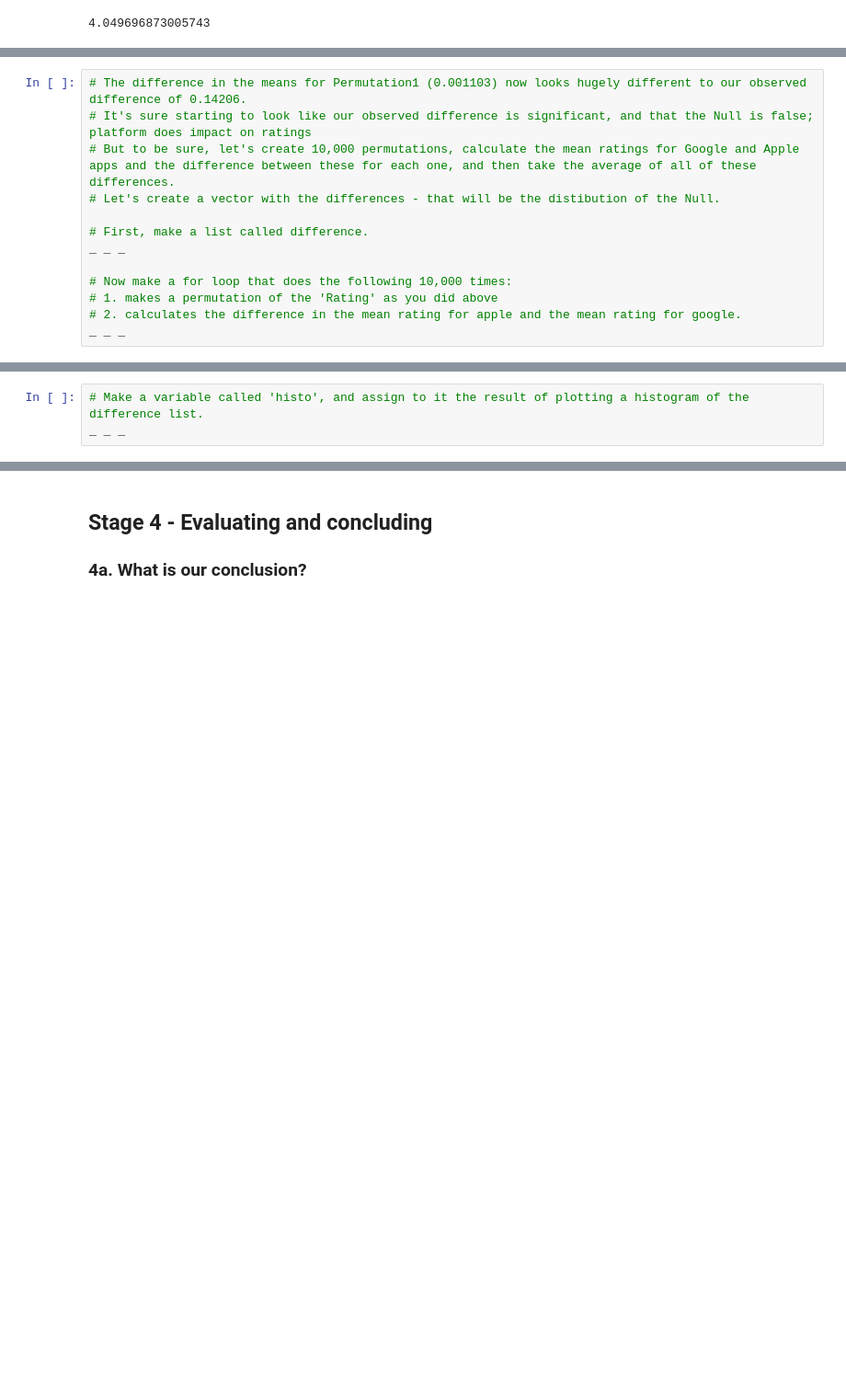
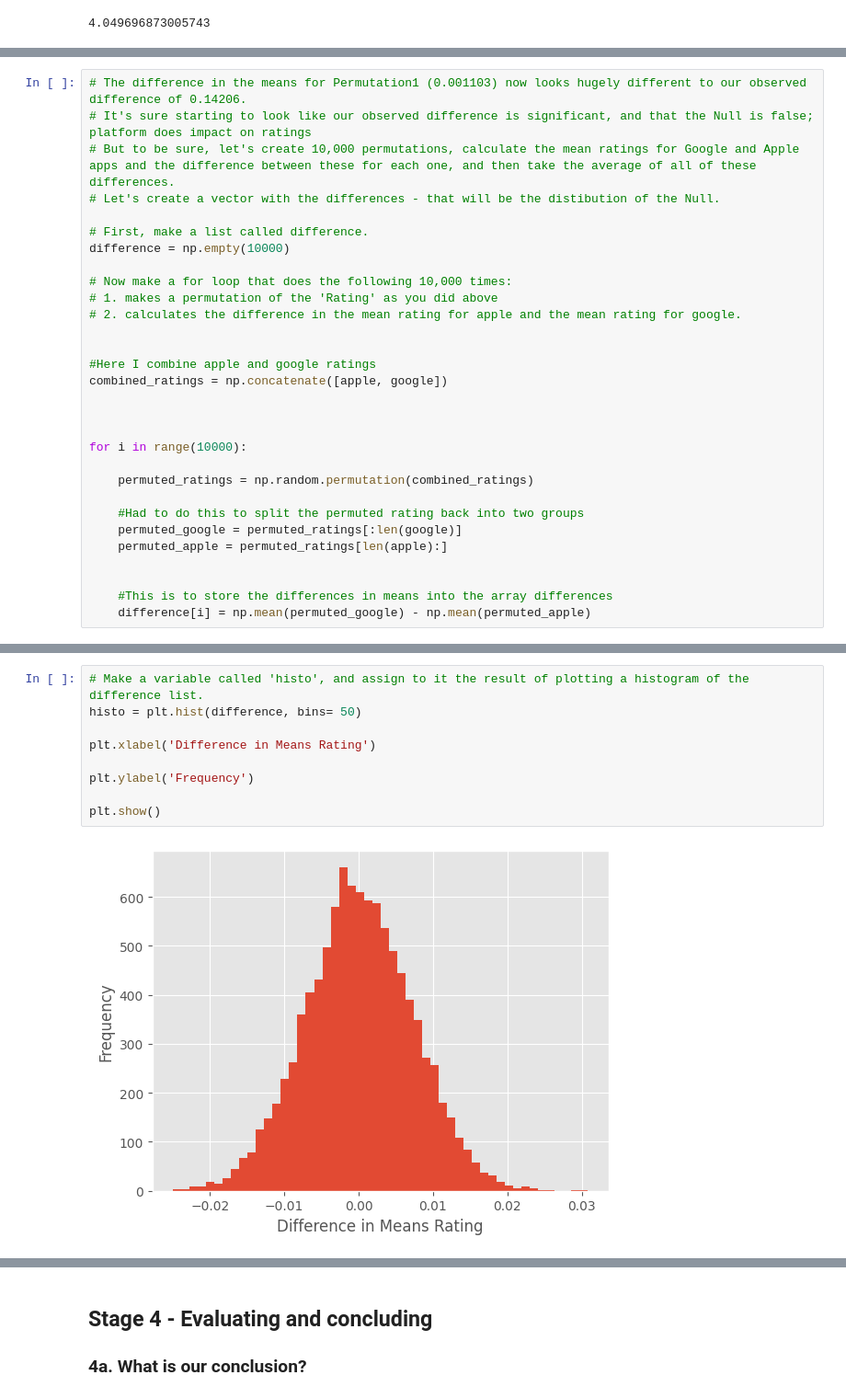
Before and after one commit to Xninety-nine/Springboard, a Jupyter notebook: Springboard Apps project - Tier 3 - Complete.ipynb, the cells around one changed output, grey strips where cells are left out. Shown: that part at 92% size. Drawn from its saved outputs; the diff is of its cells as text; blank space fills up the shorter version.

```diff
--- a/Springboard Apps project - Tier 3 - Complete.ipynb
+++ b/Springboard Apps project - Tier 3 - Complete.ipynb
@@ -740,9 +742,26 @@ max        5.000000  7.815831e+07    400.000000      5.000000
 # Let's create a vector with the differences - that will be the distibution of the Null.
 
 # First, make a list called difference.
-_ _ _
+difference = np.empty(10000)
 
 # Now make a for loop that does the following 10,000 times:
 # 1. makes a permutation of the 'Rating' as you did above
 # 2. calculates the difference in the mean rating for apple and the mean rating for google.
-_ _ _
+
+
+#Here I combine apple and google ratings
+combined_ratings = np.concatenate([apple, google])
+
+
+
+for i in range(10000):
+
+    permuted_ratings = np.random.permutation(combined_ratings)
+
+    #Had to do this to split the permuted rating back into two groups
+    permuted_google = permuted_ratings[:len(google)]
+    permuted_apple = permuted_ratings[len(apple):]
+
+
+    #This is to store the differences in means into the array differences
+    difference[i] = np.mean(permuted_google) - np.mean(permuted_apple)
@@ -749,3 +779,11 @@ _ _ _
 # %%
 # Make a variable called 'histo', and assign to it the result of plotting a histogram of the difference list.
-_ _ _
+histo = plt.hist(difference, bins= 50)
+
+plt.xlabel('Difference in Means Rating')
+
+plt.ylabel('Frequency')
+
+plt.show()
+# %% [output]
+[figure, added]
```
Also changed, not shown: parts of 18 cells of this notebook.
